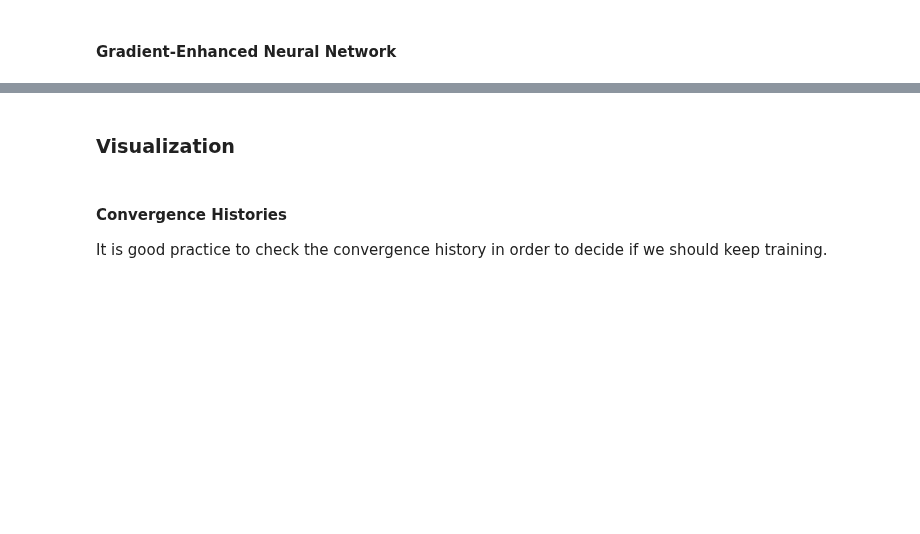
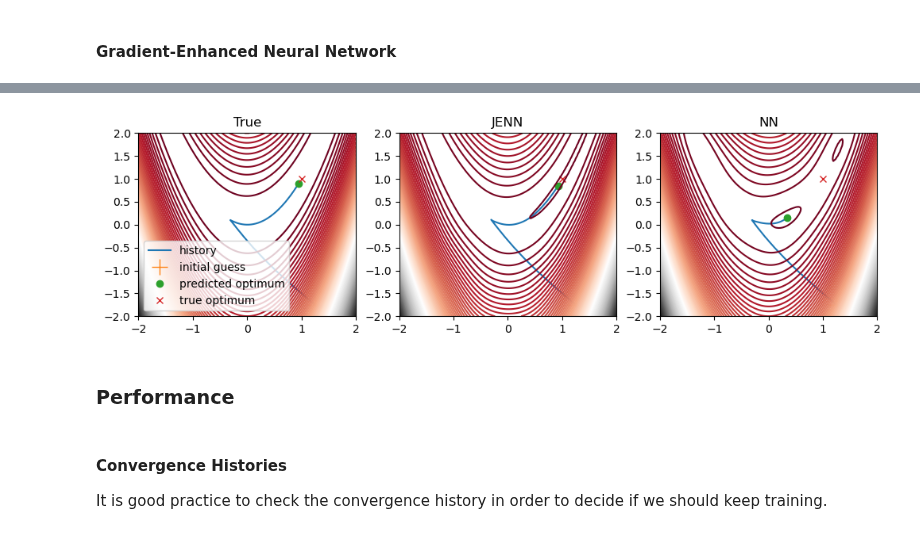
Before and after one commit to shb84/JENN, a Jupyter notebook: notebooks/surrogate_based_optimization.ipynb, the cells around one changed output, grey strips where cells are left out. Saved outputs shown, nothing was run; the diff lists cells and outputs as text; code cells hidden in the pictures; blank space fills up the shorter version.

```diff
--- a/notebooks/surrogate_based_optimization.ipynb
+++ b/notebooks/surrogate_based_optimization.ipynb
@@ -106,5 +182,20 @@ Wall time: 19.4 s
+# %%
+plot_contours(
+    nn,
+    genn,
+    x0=(1.25, -1.75),
+    levels=100,
+    alpha=0.15,
+    beta_1=0.9,
+    beta_2=0.99,
+    tau=0.5,
+    tol=1e-09,
+    max_count=1000,
+)
+# %% [output]
+[figure, added]
 # %% [markdown]
-### Visualization
+### Performance
 # %% [markdown]
 #### Convergence Histories
 
```
Also changed, not shown: parts of 30 cells of this notebook, 10 other files.
